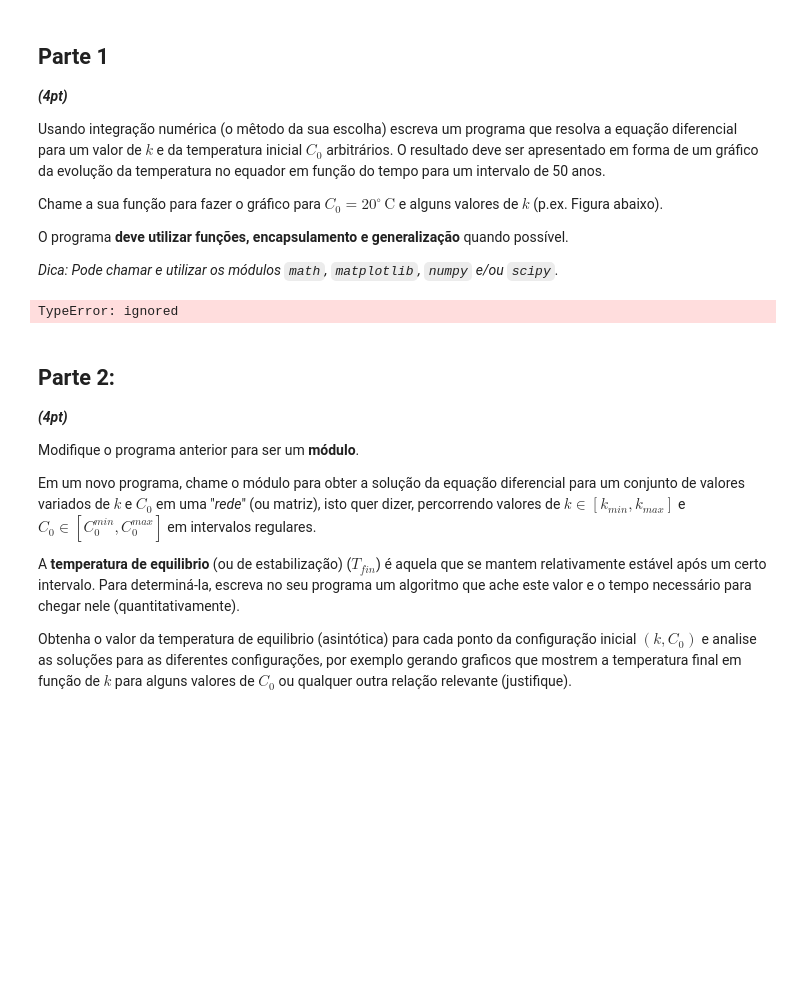
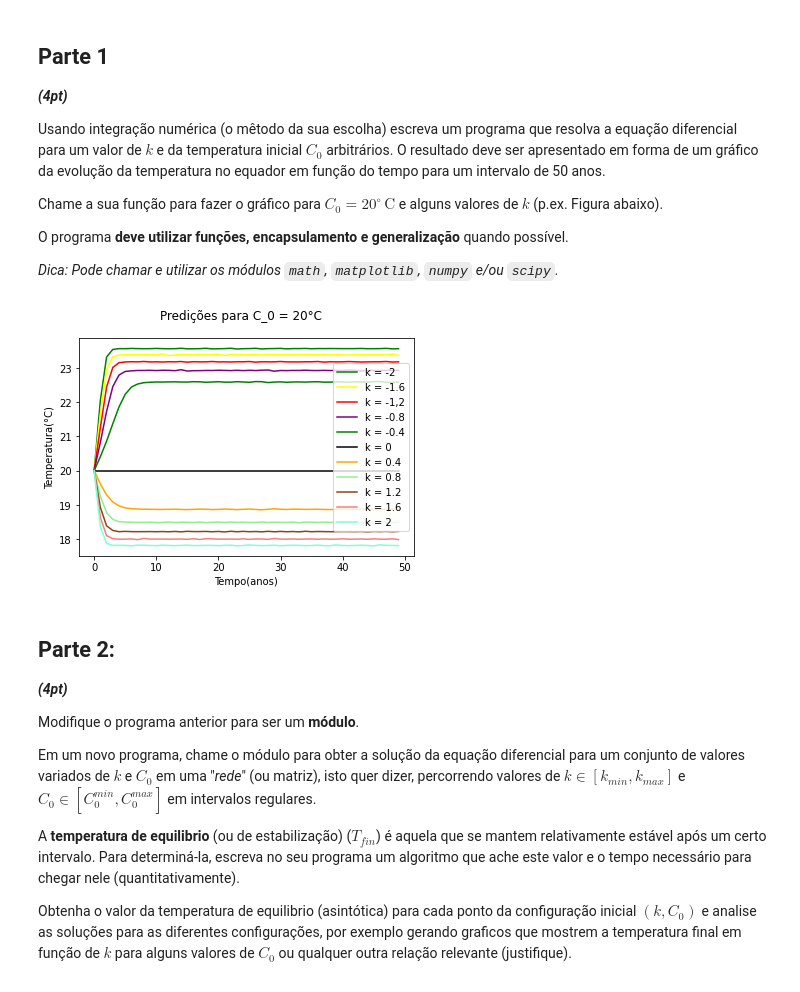
Before and after one commit to phmouras/Python-Projects-and-Exercises, a Jupyter notebook: aulas_2021-1/Projeto1_IntroPythonUERJ.ipynb, the cells around one changed output. Cells and saved outputs as stored; diff of their text form; code cells hidden in the pictures; blank space fills up the shorter version.

```diff
--- a/aulas_2021-1/Projeto1_IntroPythonUERJ.ipynb
+++ b/aulas_2021-1/Projeto1_IntroPythonUERJ.ipynb
@@ -41,60 +41,60 @@ def func(t, y, k):
 y0 = [20]
 t = [i for i in range(0,50)]
 
-k = -2
-sol1 = solve_ivp(func, [0,50], y0, args=(k), method='RK45', t_eval=t)
+k = [-2, -1.6, -1.2, -0.8, -0.4, 0, 0.4, 0.8, 1.2, 1.6, 2]
 
-k = -1.6
-sol2 = solve_ivp(func, [0,50], y0, args=(k), method='RK45', t_eval=t)
 
-k = -1,2
-sol3 = solve_ivp(func, [0,50], y0, args=(k), method='RK45', t_eval=t)
+sol1 = solve_ivp(func, [0,50], y0, args=(k[0],), method='RK45', t_eval=t)
 
-k = -0.8
-sol4 = solve_ivp(func, [0,50], y0, args=(k), method='RK45', t_eval=t)
 
-k = -0.4
-sol5 = solve_ivp(func, [0,50], y0, args=(k), method='RK45', t_eval=t)
+sol2 = solve_ivp(func, [0,50], y0, args=(k[1],), method='RK45', t_eval=t)
 
-k = 0
-sol6 = solve_ivp(func, [0,50], y0, args=(k), method='RK45', t_eval=t)
 
-k = 0.4
-sol7 = solve_ivp(func, [0,50], y0, args=(k), method='RK45', t_eval=t)
+sol3 = solve_ivp(func, [0,50], y0, args=(k[2],), method='RK45', t_eval=t)
 
-k = 0.8
-sol8 = solve_ivp(func, [0,50], y0, args=(k), method='RK45', t_eval=t)
 
-k = 1.2
-sol9 = solve_ivp(func, [0,50], y0, args=(k), method='RK45', t_eval=t)
+sol4 = solve_ivp(func, [0,50], y0, args=(k[3],), method='RK45', t_eval=t)
 
-k = 1.6
-sol10 = solve_ivp(func, [0,50], y0, args=(k), method='RK45', t_eval=t)
 
-k = 2
-sol11 = solve_ivp(func, [0,50], y0, args=(k), method='RK45', t_eval=t)
+sol5 = solve_ivp(func, [0,50], y0, args=(k[4],), method='RK45', t_eval=t)
+
+
+sol6 = solve_ivp(func, [0,50], y0, args=(k[5],), method='RK45', t_eval=t)
+
+
+sol7 = solve_ivp(func, [0,50], y0, args=(k[6],), method='RK45', t_eval=t)
+
+
+sol8 = solve_ivp(func, [0,50], y0, args=(k[7],), method='RK45', t_eval=t)
+
+
+sol9 = solve_ivp(func, [0,50], y0, args=(k[8],), method='RK45', t_eval=t)
+
+
+sol10 = solve_ivp(func, [0,50], y0, args=(k[9],), method='RK45', t_eval=t)
+
+
+sol11 = solve_ivp(func, [0,50], y0, args=(k[10],), method='RK45', t_eval=t)
 
 
 plt.plot(sol1.t, sol1.y[0], 'b', label ='k = -2', color = 'green')
 plt.plot(sol2.t, sol2.y[0], 'b', label ='k = -1.6', color = 'yellow')
 plt.plot(sol3.t, sol3.y[0], 'b', label ='k = -1,2', color = 'red')
 plt.plot(sol4.t, sol4.y[0], 'b', label ='k = -0.8', color = 'purple')
 plt.plot(sol5.t, sol5.y[0], 'b', label ='k = -0.4', color = 'green')
 plt.plot(sol6.t, sol6.y[0], 'b', label ='k = 0', color = 'black')
 plt.plot(sol7.t, sol7.y[0], 'b', label ='k = 0.4', color = 'orange')
 plt.plot(sol8.t, sol8.y[0], 'b', label ='k = 0.8', color = 'lightgreen')
 plt.plot(sol9.t, sol9.y[0], 'b', label ='k = 1.2', color = 'saddlebrown')
 plt.plot(sol10.t, sol10.y[0], 'b', label ='k = 1.6', color = 'lightcoral')
 plt.plot(sol11.t, sol11.y[0], 'b', label ='k = 2', color = 'aquamarine')
 plt.suptitle('Predições para C_0 = 20°C')
 plt.xlabel('Tempo(anos)')
 plt.ylabel('Temperatura(°C)')
 plt.legend()
 plt.show()
-
-print(k)
 # %% [output]
-TypeError: ignored
+[figure, added]
 # %% [markdown]
 ## Parte 2:
 ***(4pt)***
```
Also changed, not shown: parts of 1 cell of this notebook.
